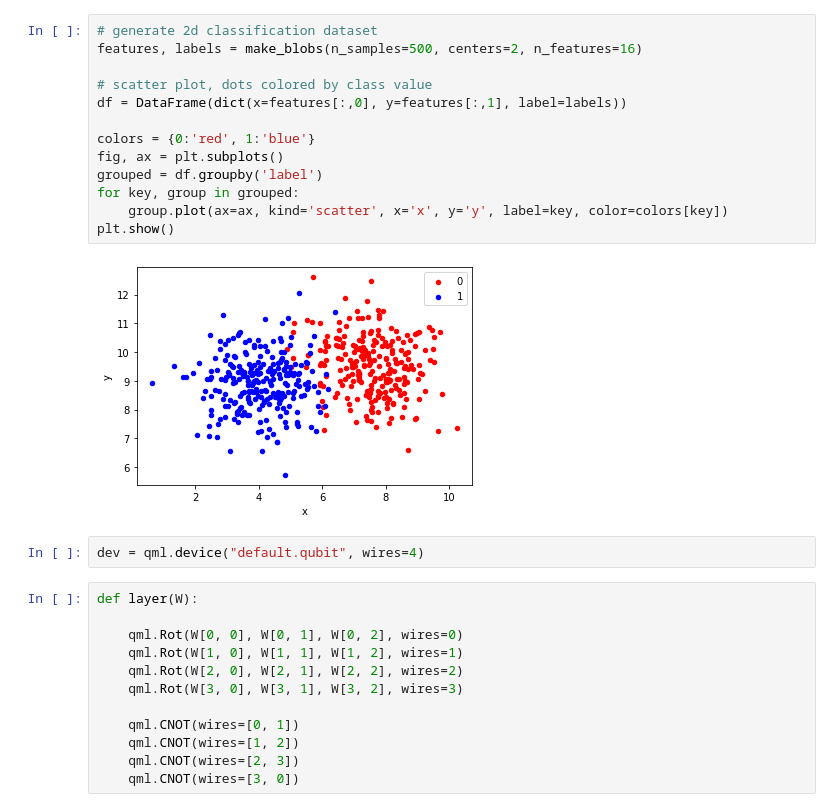
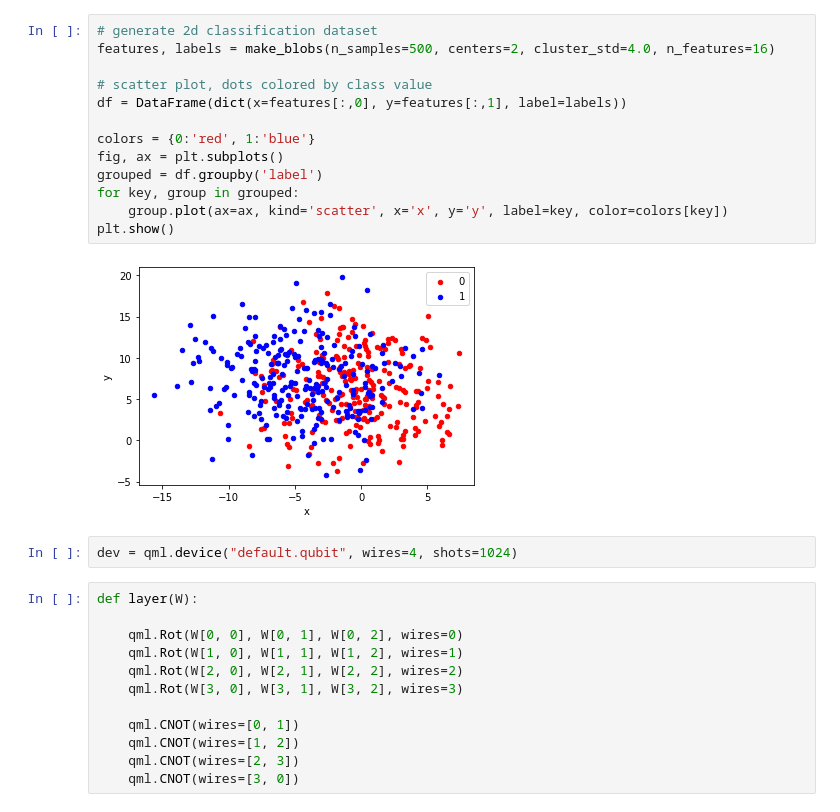
Before and after one commit to theodoradragan/QML_GR, a Jupyter notebook: Variational classifier_Pennylane Tutorial.ipynb, the cells around one changed output. Cells and saved outputs as stored; diff of their text form.

```diff
--- a/Variational classifier_Pennylane Tutorial.ipynb
+++ b/Variational classifier_Pennylane Tutorial.ipynb
@@ -9,20 +41,20 @@ from pennylane.templates.embeddings import AmplitudeEmbedding
 # %%
 # generate 2d classification dataset
-features, labels = make_blobs(n_samples=500, centers=2, n_features=16)
+features, labels = make_blobs(n_samples=500, centers=2, cluster_std=4.0, n_features=16)
 
 # scatter plot, dots colored by class value
 df = DataFrame(dict(x=features[:,0], y=features[:,1], label=labels))
 
 colors = {0:'red', 1:'blue'}
 fig, ax = plt.subplots()
 grouped = df.groupby('label')
 for key, group in grouped:
     group.plot(ax=ax, kind='scatter', x='x', y='y', label=key, color=colors[key])
 plt.show()
 # %% [output]
-[figure, old version]
+[figure, new version]
 # %%
-dev = qml.device("default.qubit", wires=4)
+dev = qml.device("default.qubit", wires=4, shots=1024)
 # %%
 def layer(W):
 
```
Also changed, not shown: parts of 12 cells of this notebook.
